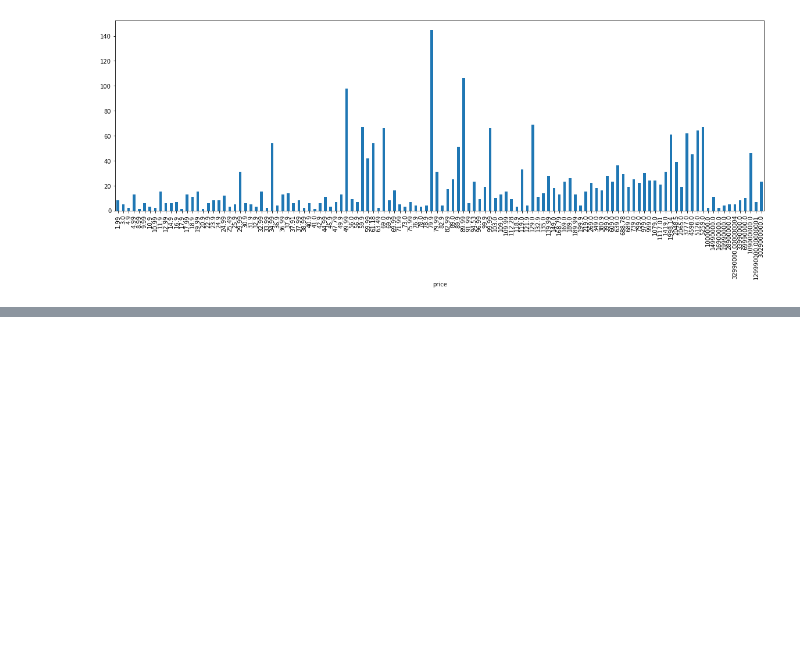
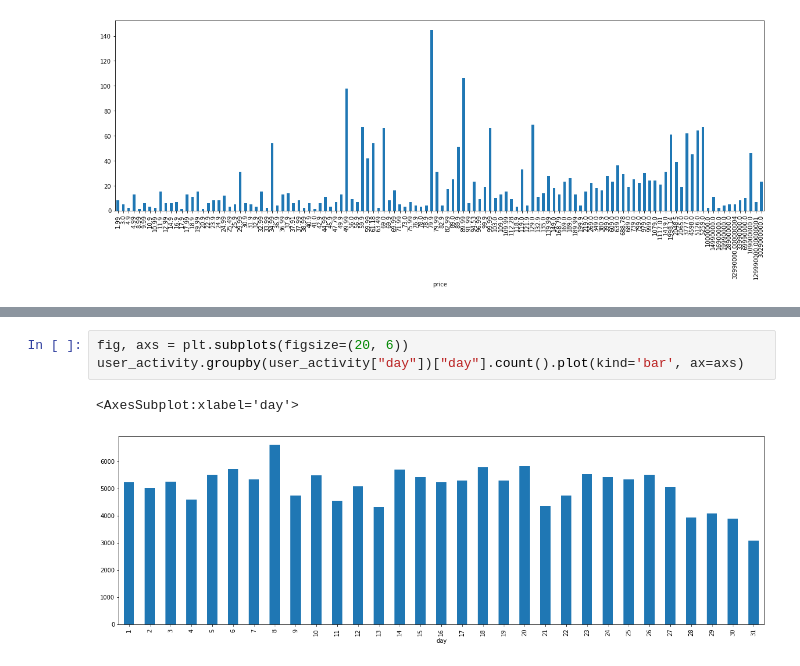
Before and after one commit to Rolkarolka/Delivery-optimization, a Jupyter notebook: notebooks/data_analysis.ipynb, the cells around one changed output, grey strips where cells are left out. Drawn from its saved outputs; the diff is of its cells as text; blank space fills up the shorter version.

```diff
--- a/notebooks/data_analysis.ipynb
+++ b/notebooks/data_analysis.ipynb
@@ -199,0 +220,6 @@ df.groupby(df["price"])["price"].count().plot(kind='bar', rot=90, ax=axs) # do s
+# %%
+fig, axs = plt.subplots(figsize=(20, 6))
+user_activity.groupby(user_activity["day"])["day"].count().plot(kind='bar', ax=axs)
+# %% [output]
+<AxesSubplot:xlabel='day'>
+[figure, added]
```
Also changed, not shown: parts of 9 cells of this notebook.
